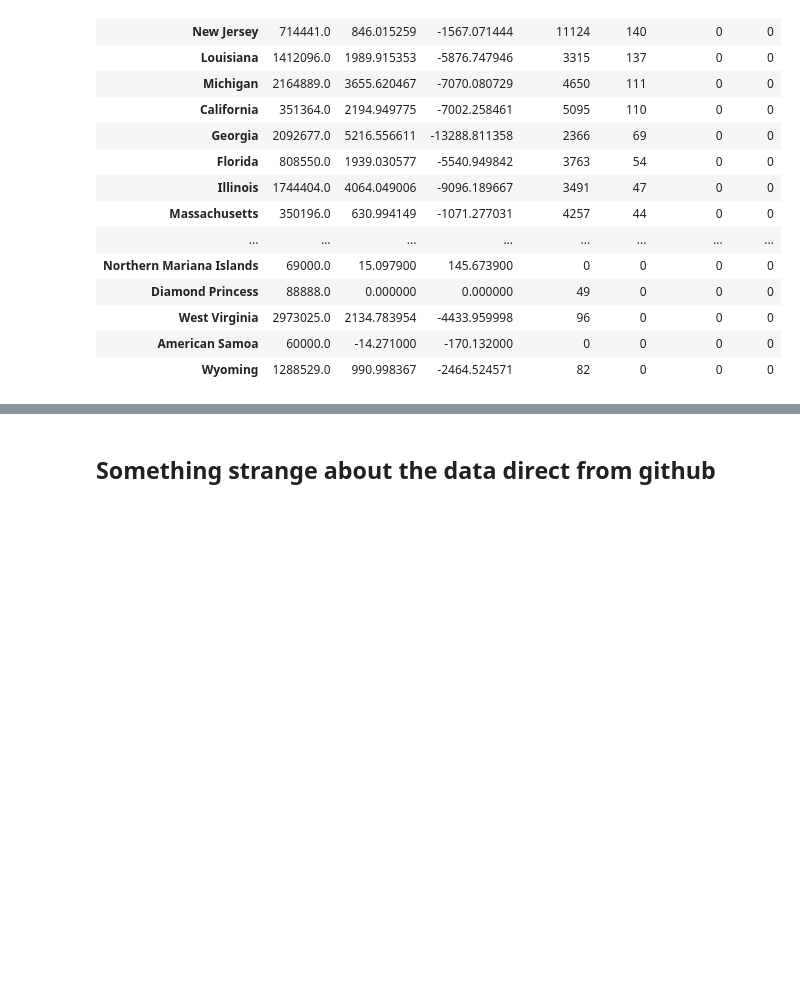
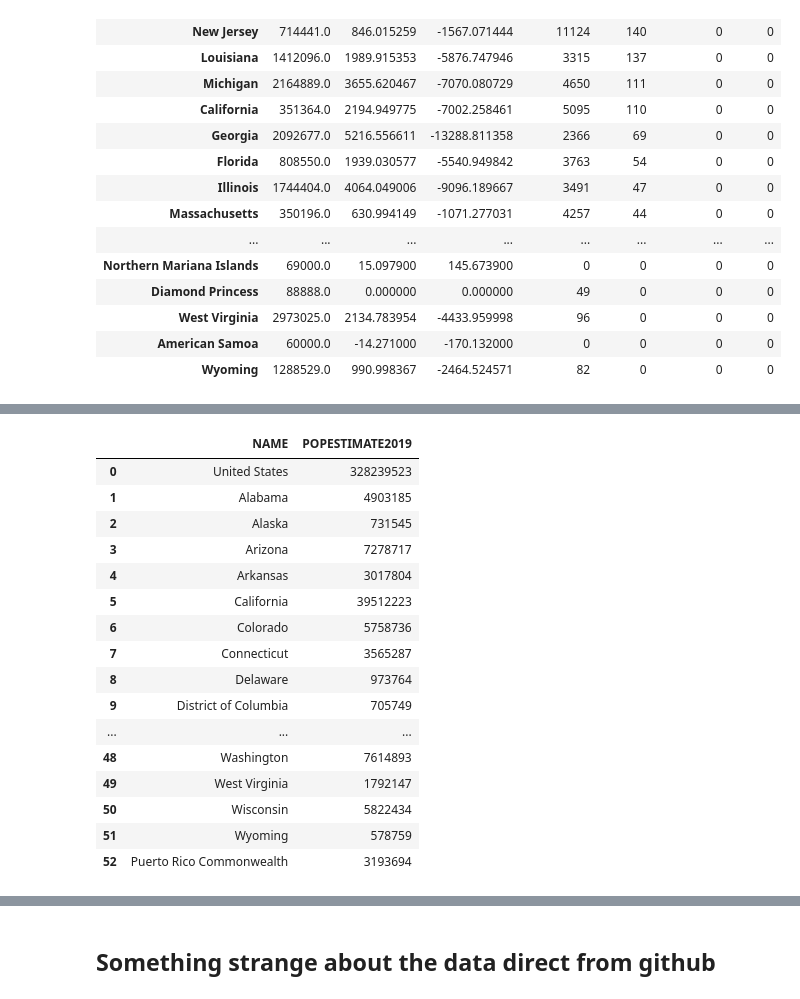
Before and after one commit to fm75/DS, a Jupyter notebook: covid-19-3-28.ipynb, the cells around one changed output, grey strips where cells are left out. Drawn from its saved outputs; the diff is of its cells as text; code cells hidden in the pictures; blank space fills up the shorter version.

```diff
--- a/covid-19-3-28.ipynb
+++ b/covid-19-3-28.ipynb
@@ -213,3 +213,23 @@ geog.head(10)
 | 7 | Connecticut | 5,543 | 14,357 | 4,842 | 12,542 | 701 | 1,816 | 171 | ... |
 | 8 | Delaware | 2,489 | 6,446 | 1,949 | 5,047 | 540 | 1,399 | 91 | ... |
 | 9 | District of Columbia | 68 | 177 | 61 | 158 | 7 | 19 | 7 | ... |
+# %%
+population[['NAME', 'POPESTIMATE2019']]
+# %% [output]
+|  | NAME | POPESTIMATE2019 |
+| 0 | United States | 328239523 |
+| 1 | Alabama | 4903185 |
+| 2 | Alaska | 731545 |
+| 3 | Arizona | 7278717 |
+| 4 | Arkansas | 3017804 |
+| 5 | California | 39512223 |
+| 6 | Colorado | 5758736 |
+| 7 | Connecticut | 3565287 |
+| 8 | Delaware | 973764 |
+| 9 | District of Columbia | 705749 |
+| ... | ... | ... |
+| 48 | Washington | 7614893 |
+| 49 | West Virginia | 1792147 |
+| 50 | Wisconsin | 5822434 |
+| 51 | Wyoming | 578759 |
+| 52 | Puerto Rico Commonwealth | 3193694 |
```
Also changed, not shown: parts of 3 cells of this notebook.
